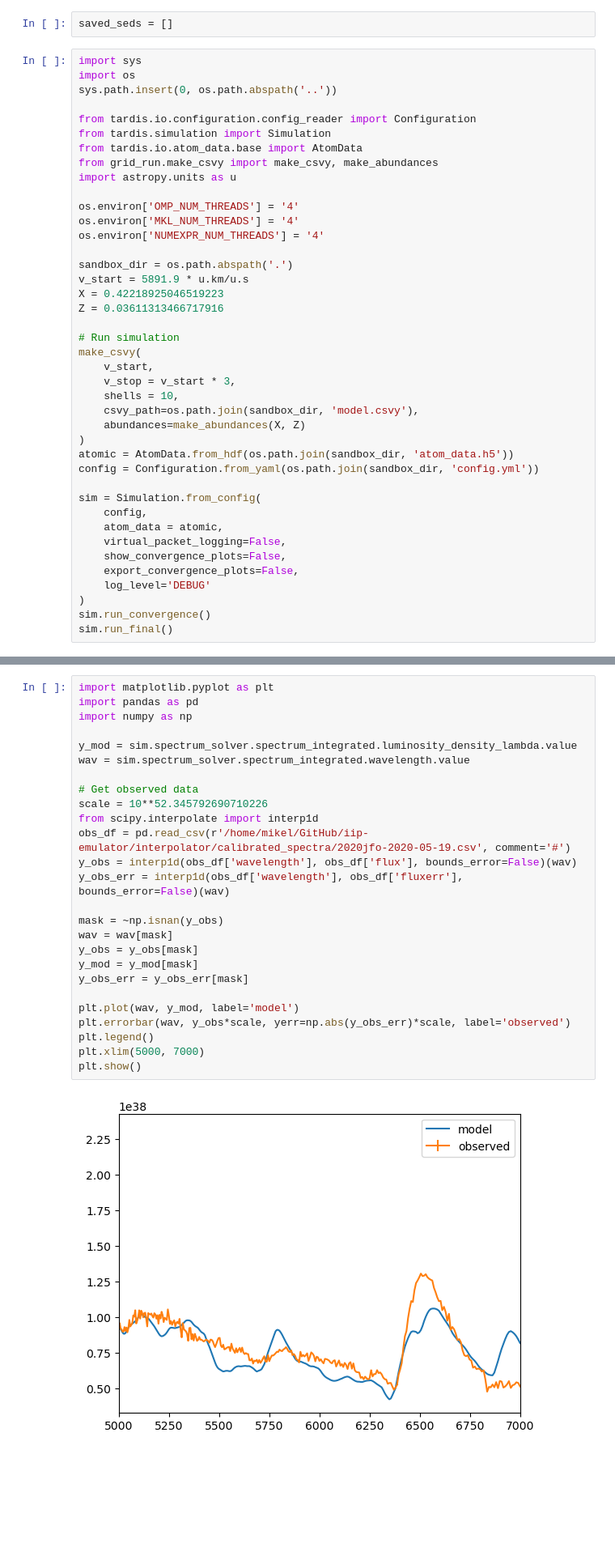
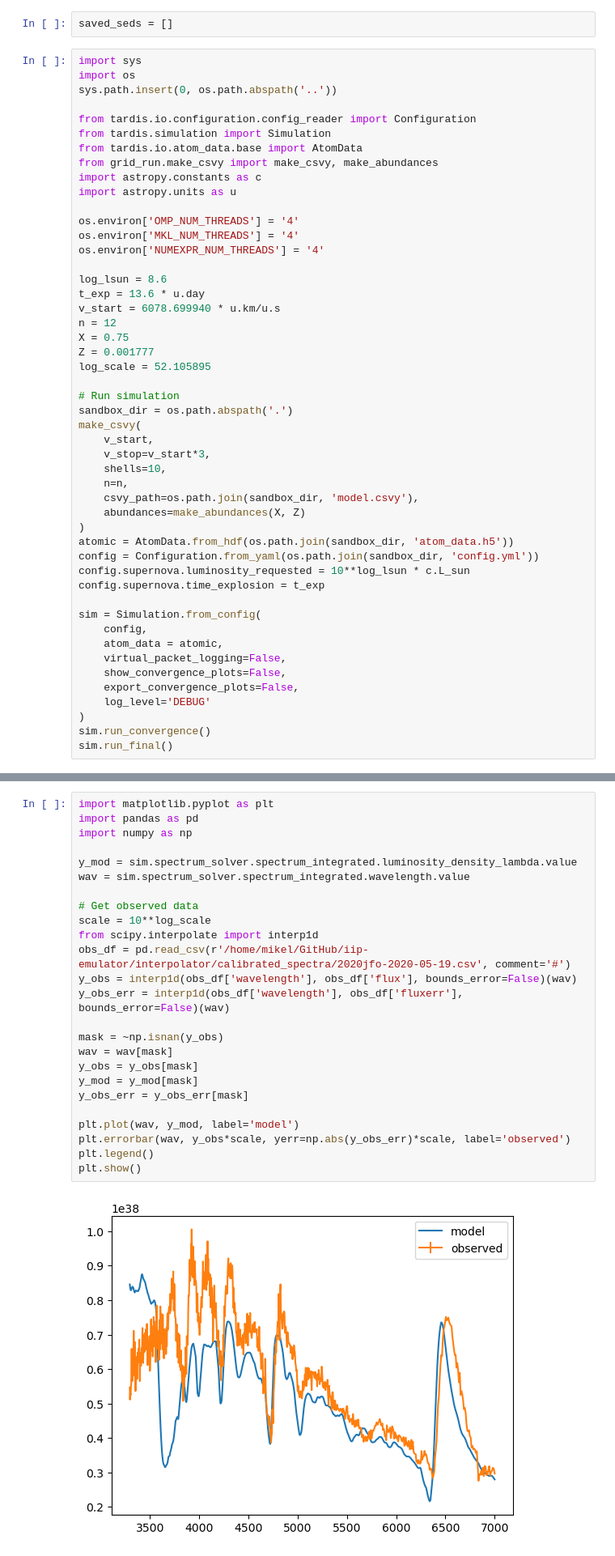
Before and after one commit to MichaelLukaszyk/iip-emulator, a Jupyter notebook: tardis_sandbox/tardis_sandbox.ipynb, the cells around one changed output, grey strips where cells are left out. Shown at 81% size. Drawn from its saved outputs; the diff is of its cells as text; blank space fills up the shorter version.

```diff
--- a/tardis_sandbox/tardis_sandbox.ipynb
+++ b/tardis_sandbox/tardis_sandbox.ipynb
@@ -11,27 +11,35 @@ from tardis.io.configuration.config_reader import Configuration
 from tardis.simulation import Simulation
 from tardis.io.atom_data.base import AtomData
 from grid_run.make_csvy import make_csvy, make_abundances
+import astropy.constants as c
 import astropy.units as u
 
 os.environ['OMP_NUM_THREADS'] = '4'
 os.environ['MKL_NUM_THREADS'] = '4'
 os.environ['NUMEXPR_NUM_THREADS'] = '4'
 
-sandbox_dir = os.path.abspath('.')
-v_start = 5891.9 * u.km/u.s
-X = 0.42218925046519223
-Z = 0.03611313466717916
+log_lsun = 8.6
+t_exp = 13.6 * u.day
+v_start = 6078.699940 * u.km/u.s
+n = 12
+X = 0.75
+Z = 0.001777
+log_scale = 52.105895
 
 # Run simulation
+sandbox_dir = os.path.abspath('.')
 make_csvy(
     v_start,
-    v_stop = v_start * 3,
-    shells = 10,
+    v_stop=v_start*3,
+    shells=10,
+    n=n,
     csvy_path=os.path.join(sandbox_dir, 'model.csvy'),
     abundances=make_abundances(X, Z)
 )
 atomic = AtomData.from_hdf(os.path.join(sandbox_dir, 'atom_data.h5'))
 config = Configuration.from_yaml(os.path.join(sandbox_dir, 'config.yml'))
+config.supernova.luminosity_requested = 10**log_lsun * c.L_sun
+config.supernova.time_explosion = t_exp
 
 sim = Simulation.from_config(
     config,
@@ -70,28 +57,27 @@ plt.show()
 # %%
 import matplotlib.pyplot as plt
 import pandas as pd
 import numpy as np
 
 y_mod = sim.spectrum_solver.spectrum_integrated.luminosity_density_lambda.value
 wav = sim.spectrum_solver.spectrum_integrated.wavelength.value
 
 # Get observed data
-scale = 10**52.345792690710226
+scale = 10**log_scale
 from scipy.interpolate import interp1d
 obs_df = pd.read_csv(r'/home/mikel/GitHub/iip-emulator/interpolator/calibrated_spectra/2020jfo-2020-05-19.csv', comment='#')
 y_obs = interp1d(obs_df['wavelength'], obs_df['flux'], bounds_error=False)(wav)
 y_obs_err = interp1d(obs_df['wavelength'], obs_df['fluxerr'], bounds_error=False)(wav)
 
 mask = ~np.isnan(y_obs)
 wav = wav[mask]
 y_obs = y_obs[mask]
 y_mod = y_mod[mask]
 y_obs_err = y_obs_err[mask]
 
 plt.plot(wav, y_mod, label='model')
 plt.errorbar(wav, y_obs*scale, yerr=np.abs(y_obs_err)*scale, label='observed')
 plt.legend()
-plt.xlim(5000, 7000)
 plt.show()
 # %% [output]
-[figure, old version]
+[figure, new version]
```
Also changed, not shown: parts of 9 cells of this notebook, 10 other files.
